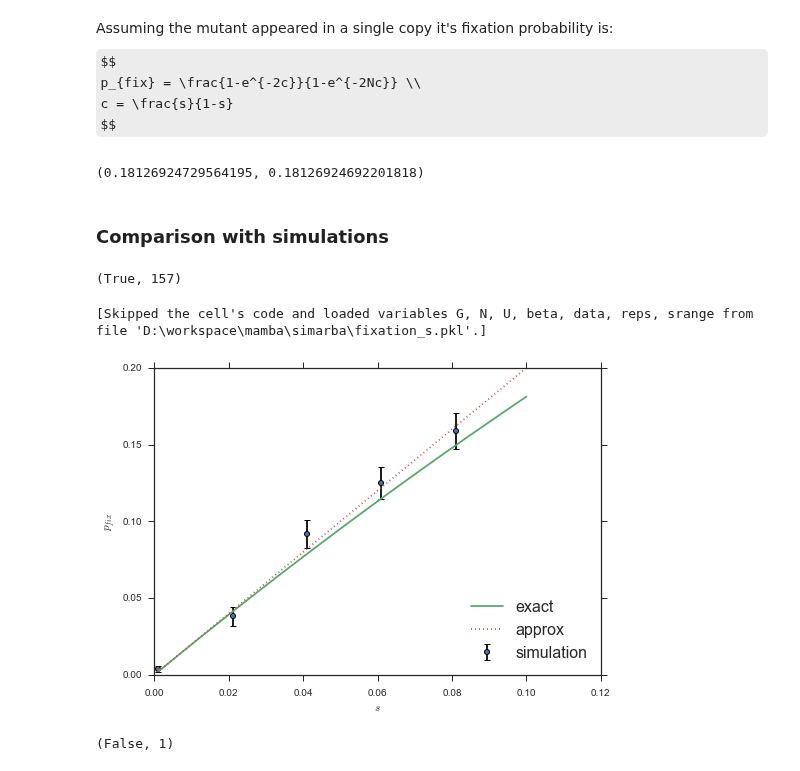
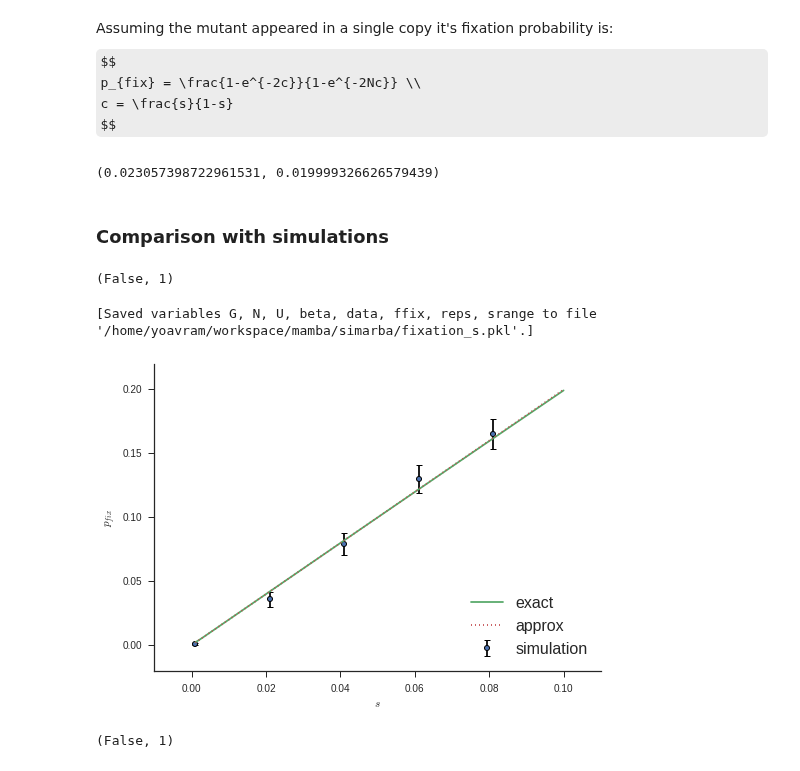
Before and after one commit to yoavram/mamba, a Jupyter notebook: simarba/adaptation model.ipynb, the cells around one changed output. Saved outputs shown, nothing was run; the diff lists cells and outputs as text; code cells hidden in the pictures; some formulas as TeX source.

Commit message:
fixation plots are perfect

```diff
--- a/simarba/adaptation model.ipynb
+++ b/simarba/adaptation model.ipynb
@@ -341,14 +341,14 @@ p_{fix} = \frac{1-e^{-2c}}{1-e^{-2Nc}} \\
 c = \frac{s}{1-s}
 $$
 # %%
-pfix = lambda N,U,s,beta: (1-exp(-2*s))/(1-exp(-2*N*s))
+pfix = lambda N,U,s,beta: (1-exp(-2*s/(1-s)))/(1-exp(-2*N*s/(1-s)))
 pfix(1e2,U,s,beta), pfix(1e8,U,s,beta)
 # %% [output]
-(0.18126924729564195, 0.18126924692201818)
+(0.023057398722961531, 0.019999326626579439)
 # %% [markdown]
 ### Comparison with simulations
 # %%
-def simulation(N,U,s,beta,G):
+def simulation(ffix,N,U,s,beta,G):
     dM = del_mut_mat(U,G)
     bM = ben_mut_mat(beta,U,G)
     S  = sel_mat(s,G)
@@ -367,21 +367,21 @@ def simulation(N,U,s,beta,G):
     p[1] -= 1./N
 
     ## fixation
-    t,p = evolve(0, p, lambda t,p: 0 < p[0] < 0.99, N, S, dM, bM, verbose=False)
+    t,p = evolve(0, p, lambda t,p: 0 < p[0] < ffix, N, S, dM, bM, verbose=False)
     return p[0] > 0, t
-print simulation(N,U,s,beta,G)
+print simulation(0.5,N,U,s,beta,G)
 # %% [output]
-(True, 157)
+(False, 1)
 # %%
-%%cache fixation_s.pkl reps N U beta G srange data
-N,U,beta,G = 1e3,1e-4,1e-4,10
+%%cache fixation_s.pkl reps ffix N U beta G srange data --force
+ffix,N,U,beta,G = 0.5,1e3,1e-4,1e-4,10
 reps = 1000
 srange = linspace(1e-3,1e-1,100)
 
-pool.push({'simulation':simulation, 'N':N,'U':U,'beta':beta,'G':G, 'srange':srange})
-data = array(pool.map_sync(lambda _: [simulation(N,U,s_,beta,G) for s_ in srange[::20]], range(reps)))
+pool.push({'simulation':simulation, 'ffix':ffix,'N':N,'U':U,'beta':beta,'G':G, 'srange':srange})
+data = array(pool.map_sync(lambda _: [simulation(ffix,N,U,s_,beta,G) for s_ in srange[::20]], range(reps)))
 # %% [output]
-[Skipped the cell's code and loaded variables G, N, U, beta, data, reps, srange from file 'D:\workspace\mamba\simarba\fixation_s.pkl'.]
+[Saved variables G, N, U, beta, data, ffix, reps, srange to file '/home/yoavram/workspace/mamba/simarba/fixation_s.pkl'.]
 # %%
 y1 = array([pfix(N,U,s_,beta) for s_ in srange])
 y2 = array([2*s_ for s_ in srange])
@@ -392,14 +392,17 @@ semy  = semy / sqrt(data.shape[0])
 # %%
 errorbar(srange[::20], meany, yerr=semy, marker=ERRBAR_MARKER, ls=ERRBAR_LS, ecolor=ERRBAR_COL, label='simulation')
 plot(srange, y1, label='exact')
 plot(srange, y2, ls=':', label='approx')
 #xscale('log')
 #yscale('log')
 xlabel('$s$')
 ylabel('$p_{fix}$')
+xlim(-0.1*max(srange), max(srange)*1.1)
+ylim(-0.1*max(y2), max(y2)*1.1)
 legend(loc='lower right');
+sns.despine()
 # %% [output]
-[figure, old version]
+[figure, new version]
 # %%
 def simulation(ffix,N,U,s,beta,G):
     p = 1./N
```
Also changed, not shown: parts of 8 cells of this notebook.
